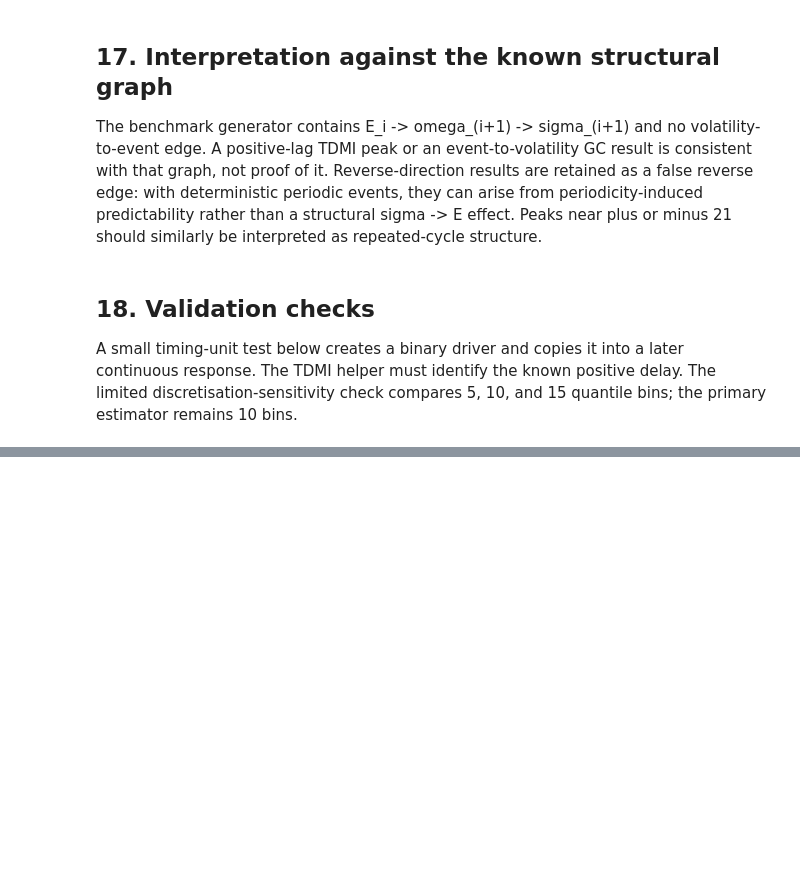
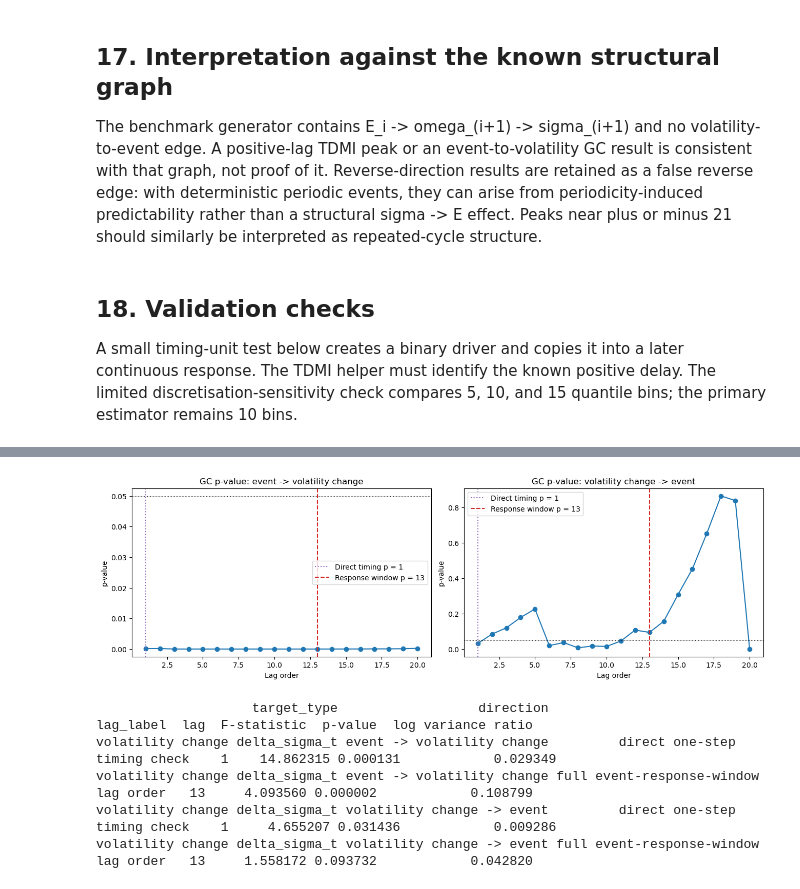
Before and after one commit to JivN24/HSBC-AN-RN, a Jupyter notebook: CODEWORK/Linus' Task Re-Do/01_dense_periodic_n1_gc_tdmi.ipynb, the cells around one changed output, grey strips where cells are left out. Saved outputs shown, nothing was run; the diff lists cells and outputs as text; code cells hidden in the pictures; blank space fills up the shorter version.

```diff
--- a/CODEWORK/Linus' Task Re-Do/01_dense_periodic_n1_gc_tdmi.ipynb
+++ b/CODEWORK/Linus' Task Re-Do/01_dense_periodic_n1_gc_tdmi.ipynb
@@ -677,0 +720,64 @@ GC asks whether lagged driver values improve linear prediction beyond the target
+# %%
+change_gc_event_to_delta = granger_results_table(delta_sigma_t, change_event_t, max_lag)
+change_gc_event_to_delta['direction'] = 'event -> volatility change'
+change_gc_delta_to_event = granger_results_table(change_event_t, delta_sigma_t, max_lag)
+change_gc_delta_to_event['direction'] = 'volatility change -> event'
+
+change_gc_crosscheck_rows = []
+for direction, target, driver, result_table in [
+    ('event -> volatility change', delta_sigma_t, change_event_t, change_gc_event_to_delta),
+    ('volatility change -> event', change_event_t, delta_sigma_t, change_gc_delta_to_event),
+]:
+    for lag in (direct_timing_lag, response_window_lag):
+        manual_result = result_table.loc[result_table['lag'].eq(lag)].iloc[0]
+        software_result = statsmodels_gc_at_lag(target, driver, lag)
+        np.testing.assert_allclose(manual_result['f_stat'], software_result['f_stat'], rtol=1e-9, atol=1e-10)
+        np.testing.assert_allclose(manual_result['p_value'], software_result['p_value'], rtol=1e-9, atol=1e-12)
+        change_gc_crosscheck_rows.append({
+            'direction': direction, 'lag': lag,
+            'manual_f_stat': manual_result['f_stat'], 'statsmodels_f_stat': software_result['f_stat'],
+            'manual_p_value': manual_result['p_value'], 'statsmodels_p_value': software_result['p_value'],
+        })
+change_gc_crosscheck_table = pd.DataFrame(change_gc_crosscheck_rows)
+
+fig, axes = plt.subplots(1, 2, figsize=(13, 4), constrained_layout=True)
+for axis, result_table, title in [
+    (axes[0], change_gc_event_to_delta, 'GC p-value: event -> volatility change'),
+    (axes[1], change_gc_delta_to_event, 'GC p-value: volatility change -> event'),
+]:
+    axis.plot(result_table['lag'], result_table['p_value'], marker='o')
+    axis.axhline(0.05, color='black', linewidth=0.8, linestyle=':')
+    axis.axvline(direct_timing_lag, color='tab:purple', linestyle=':', label='Direct timing p = 1')
+    axis.axvline(response_window_lag, color='tab:red', linestyle='--', label='Response window p = 13')
+    axis.set(title=title, xlabel='Lag order', ylabel='p-value')
+    axis.legend()
+plt.show()
+
+change_gc_summary_rows = []
+for direction, result_table in [
+    ('event -> volatility change', change_gc_event_to_delta),
+    ('volatility change -> event', change_gc_delta_to_event),
+]:
+    for lag_label, lag in [
+        ('direct one-step timing check', direct_timing_lag),
+        ('full event-response-window lag order', response_window_lag),
+    ]:
+        row = result_table.loc[result_table['lag'].eq(lag)].iloc[0]
+        change_gc_summary_rows.append({
+            'target_type': 'volatility change delta_sigma_t',
+            'direction': direction,
+            'lag_label': lag_label,
+            'lag': lag,
+            'F-statistic': row['f_stat'],
+            'p-value': row['p_value'],
+            'log variance ratio': row['log_variance_ratio'],
+        })
+change_gc_summary_table = pd.DataFrame(change_gc_summary_rows)
+print(change_gc_summary_table.to_string(index=False))
+# %% [output]
+[figure, added]
+                    target_type                  direction                            lag_label  lag  F-statistic  p-value  log variance ratio
+volatility change delta_sigma_t event -> volatility change         direct one-step timing check    1    14.862315 0.000131            0.029349
+volatility change delta_sigma_t event -> volatility change full event-response-window lag order   13     4.093560 0.000002            0.108799
+volatility change delta_sigma_t volatility change -> event         direct one-step timing check    1     4.655207 0.031436            0.009286
+volatility change delta_sigma_t volatility change -> event full event-response-window lag order   13     1.558172 0.093732            0.042820
```
Also changed, not shown: parts of 9 cells of this notebook, 1 other file.
